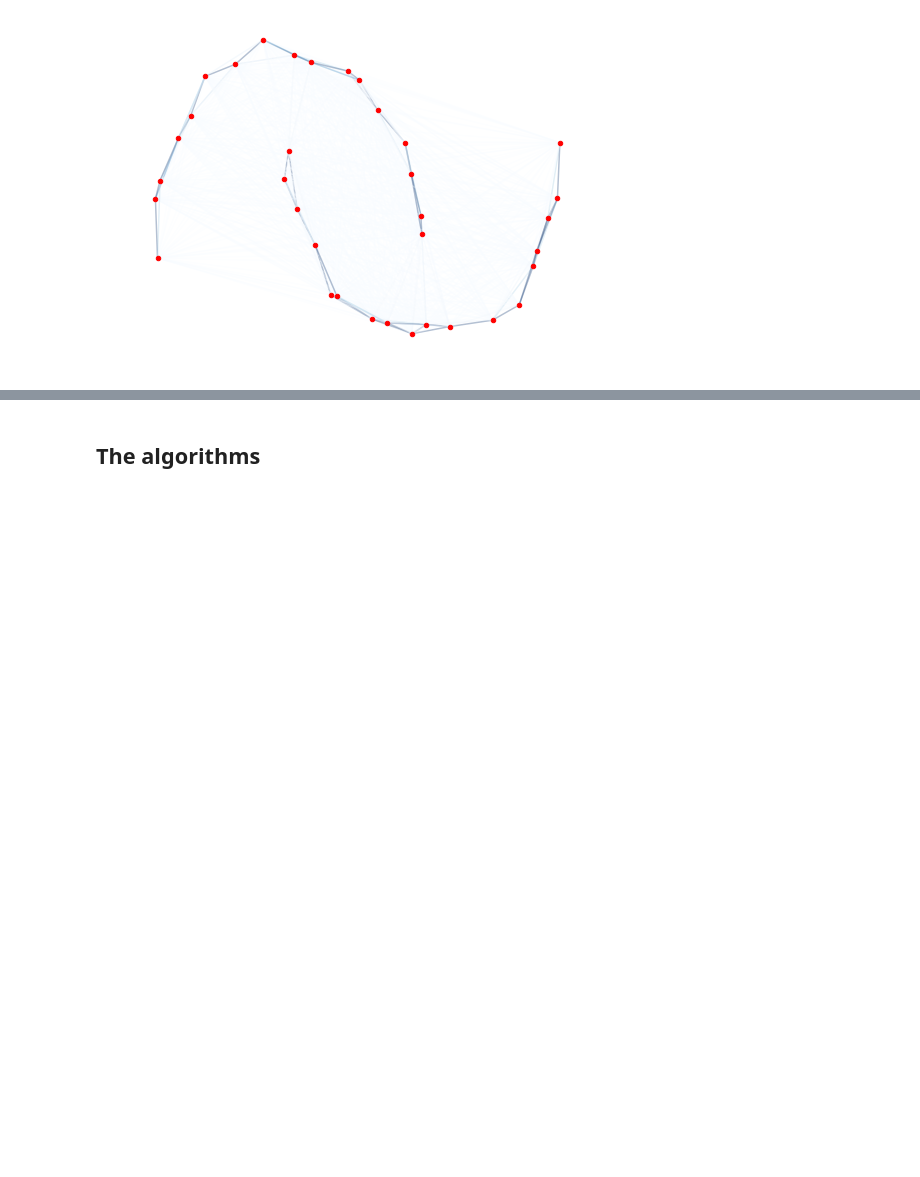
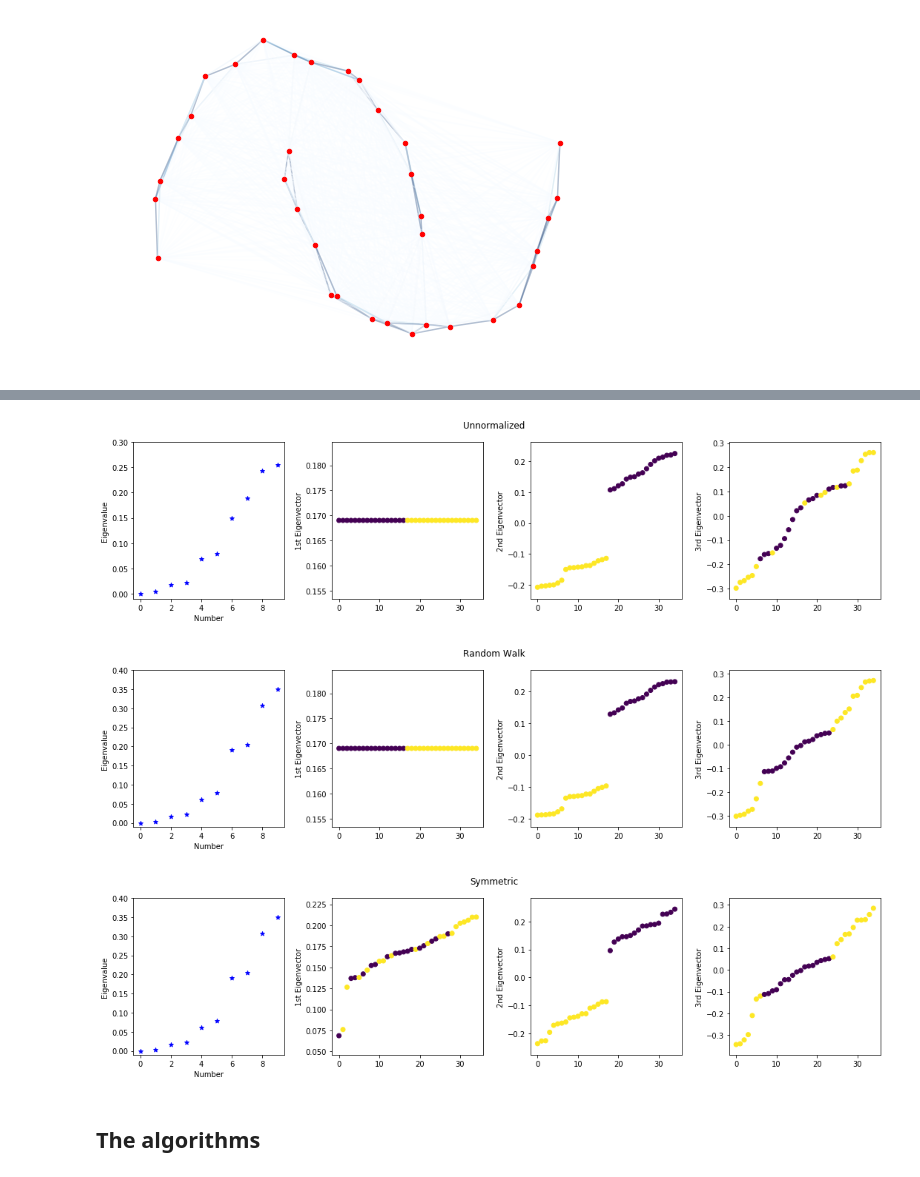
Before and after one commit to msarrias/spectral-clustering, a Jupyter notebook: playground.ipynb, the cells around one changed output, grey strips where cells are left out. Drawn from its saved outputs; the diff is of its cells as text; code cells hidden in the pictures; blank space fills up the shorter version.

```diff
--- a/playground.ipynb
+++ b/playground.ipynb
@@ -88,3 +78,14 @@ f.plot_eigenvectors(titles_list, eigenvectors_sorted_lists,
+# %%
+rearranged_evals_list= [rearranged_unnorm_evals_moon_data,
+                        rearranged_rw_evals_moon_data,
+                        rearranged_sym_evals_moon_data]
+f.plot_eigenvects(rearranged_evals_list, 3, half_moons_data[1],
+                  [(-0.01,0.3),(-0.01,0.4),(-0.01,0.4)],
+                 "figures/11-eigenvecs_moon")
+# %% [output]
+[figure, added]
+[figure, added]
+[figure, added]
 # %% [markdown]
 ## The algorithms
 # %%
```
Also changed, not shown: parts of 60 cells of this notebook, 1 other file.
